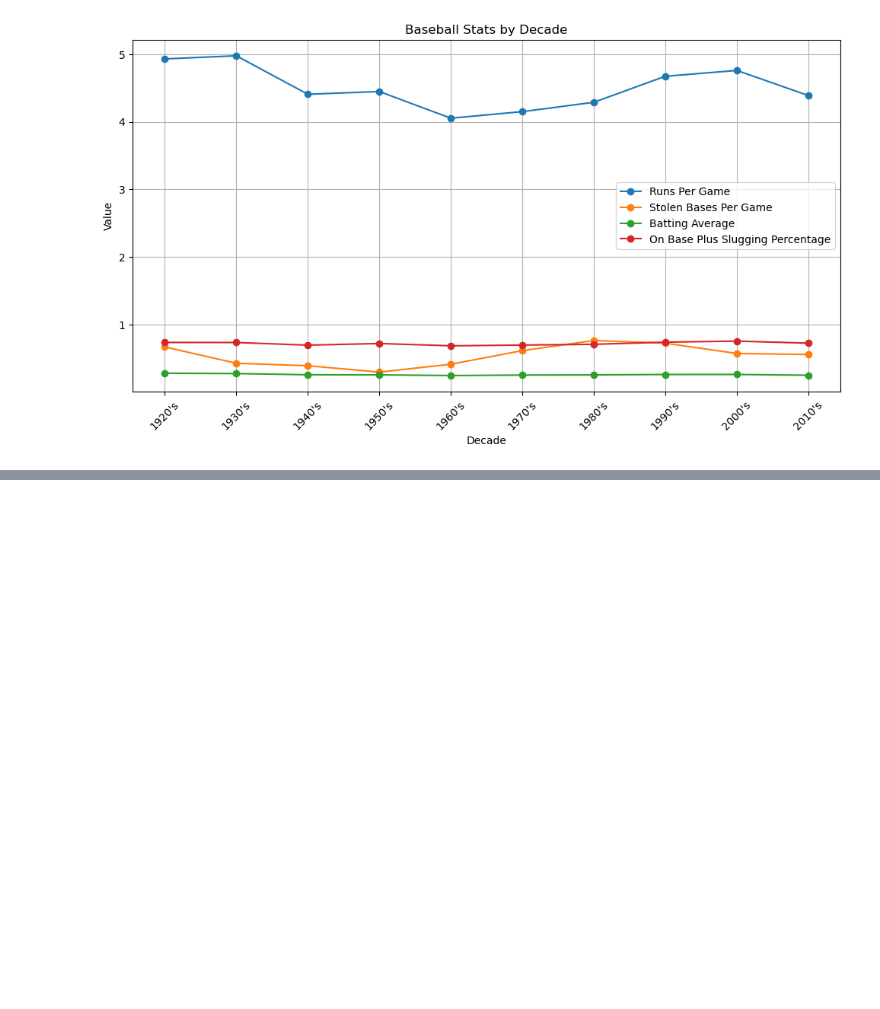
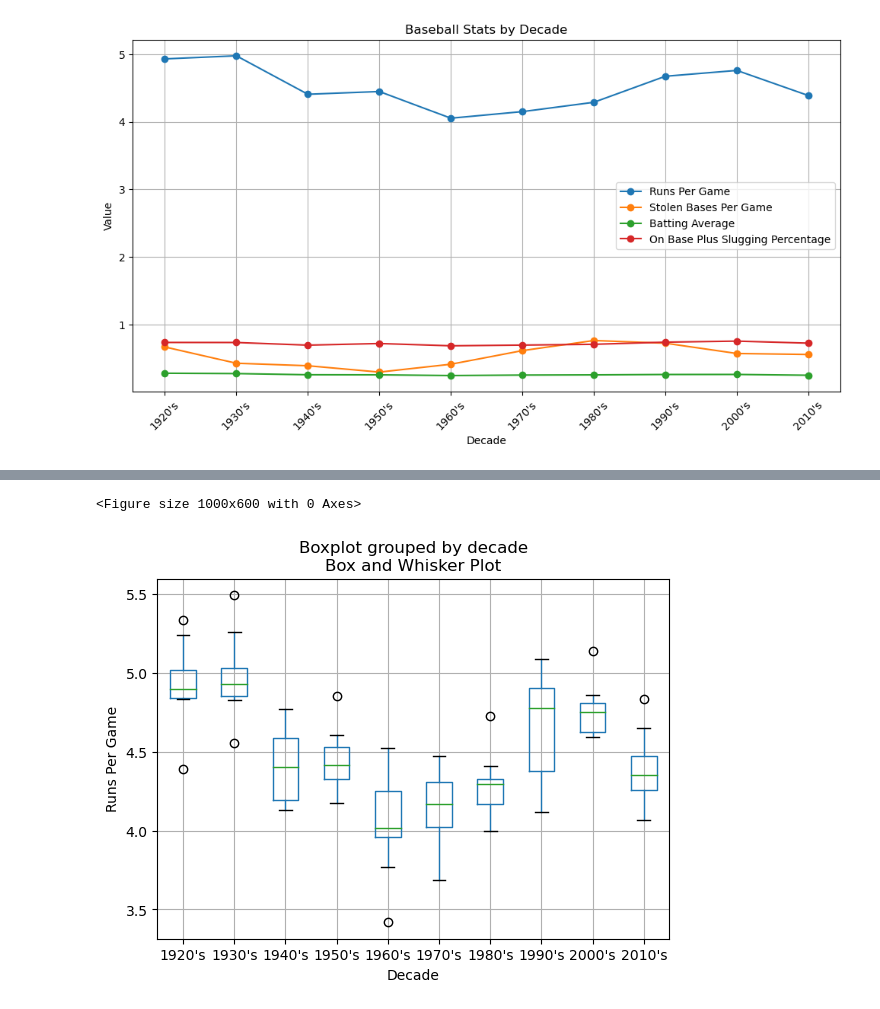
Before and after one commit to digital-buddha42/Baseball-Run-Correlations, a Jupyter notebook: Baseball Project.ipynb, the cells around one changed output, grey strips where cells are left out. Cells and saved outputs as stored; diff of their text form; code cells hidden in the pictures; blank space fills up the shorter version.

```diff
--- a/Baseball Project.ipynb
+++ b/Baseball Project.ipynb
@@ -104,17 +107,3 @@ cleaned_hitting_df.head()
 | 6 | 2017 | 30 | 4.65 | 4860 | 22582 | 42215 | 6105 | 2527.0 | ... |
 | 7 | 2016 | 30 | 4.48 | 4856 | 21744 | 42276 | 5610 | 2537.0 | ... |
 | 8 | 2015 | 30 | 4.25 | 4858 | 20647 | 42106 | 4909 | 2505.0 | ... |
-# %%
-cleaned_hitting_df['hits_per_game'] = cleaned_hitting_df['hits']/cleaned_hitting_df['number_of_games']
-cleaned_hitting_df['stolen_bases_per_game'] = cleaned_hitting_df['stolen_bases']/cleaned_hitting_df['number_of_games']
-cleaned_hitting_df['caught_stealing_per_game'] = cleaned_hitting_df['caught_stealing']/cleaned_hitting_df['number_of_games']
-cleaned_hitting_df['homeruns_per_game'] = cleaned_hitting_df['homeruns']/cleaned_hitting_df['number_of_games']
-cleaned_hitting_df['total_bases_per_game'] = cleaned_hitting_df['total_bases']/cleaned_hitting_df['number_of_games']
-cleaned_hitting_df['sacrifice_hits_per_game'] = cleaned_hitting_df['sacrifice_hits']/cleaned_hitting_df['number_of_games']
-cleaned_hitting_df['balls_in_play_per_game'] = cleaned_hitting_df['balls_in_play']/cleaned_hitting_df['number_of_games']
-# Adding a new runs per game column because old one only has 2 decimal points
-cleaned_hitting_df['runs_per_game_new'] = cleaned_hitting_df['runs']/cleaned_hitting_df['number_of_games']
-cleaned_hitting_df['walks_per_game'] = cleaned_hitting_df['walks']/cleaned_hitting_df['number_of_games']
-cleaned_hitting_df['strikeouts_per_game'] = cleaned_hitting_df['strikeouts']/cleaned_hitting_df['number_of_games']
-
-cleaned_hitting_df.head()
@@ -145,0 +110,19 @@ See the caveats in the documentation: https://pandas.pydata.org/pandas-docs/stab
+# %%
+
+# Create a copy of the DataFrame
+cleaned_hitting_df_copy = cleaned_hitting_df.copy()
+
+# Perform the calculations and assign the new columns to the copy
+cleaned_hitting_df_copy['hits_per_game'] = cleaned_hitting_df_copy['hits'] / cleaned_hitting_df_copy['number_of_games']
+cleaned_hitting_df_copy['stolen_bases_per_game'] = cleaned_hitting_df_copy['stolen_bases'] / cleaned_hitting_df_copy['number_of_games']
+cleaned_hitting_df_copy['caught_stealing_per_game'] = cleaned_hitting_df_copy['caught_stealing'] / cleaned_hitting_df_copy['number_of_games']
+cleaned_hitting_df_copy['homeruns_per_game'] = cleaned_hitting_df_copy['homeruns'] / cleaned_hitting_df_copy['number_of_games']
+cleaned_hitting_df_copy['total_bases_per_game'] = cleaned_hitting_df_copy['total_bases'] / cleaned_hitting_df_copy['number_of_games']
+cleaned_hitting_df_copy['sacrifice_hits_per_game'] = cleaned_hitting_df_copy['sacrifice_hits'] / cleaned_hitting_df_copy['number_of_games']
+cleaned_hitting_df_copy['balls_in_play_per_game'] = cleaned_hitting_df_copy['balls_in_play'] / cleaned_hitting_df_copy['number_of_games']
+# Adding a new runs per game column because the old one only has 2 decimal points
+cleaned_hitting_df_copy['runs_per_game_new'] = cleaned_hitting_df_copy['runs'] / cleaned_hitting_df_copy['number_of_games']
+cleaned_hitting_df_copy['walks_per_game'] = cleaned_hitting_df_copy['walks'] / cleaned_hitting_df_copy['number_of_games']
+cleaned_hitting_df_copy['strikeouts_per_game'] = cleaned_hitting_df_copy['strikeouts'] / cleaned_hitting_df_copy['number_of_games']
+
+cleaned_hitting_df_copy.head()
@@ -146,5 +137,5 @@ See the caveats in the documentation: https://pandas.pydata.org/pandas-docs/stab
 # %%
-reduced_hitting_df = cleaned_hitting_df[['year','teams','runs_per_game_new','number_of_games','hits_per_game',
+reduced_hitting_df = cleaned_hitting_df_copy[['year','teams','runs_per_game_new','number_of_games','hits_per_game',
                                          'homeruns_per_game','stolen_bases_per_game','caught_stealing_per_game','walks_per_game',
                                          'strikeouts_per_game','batting_average','on_base_percentage','slugging_percentage',
                                          'on_base_plus_slugging_percentage','total_bases_per_game','sacrifice_hits_per_game',
@@ -418,0 +422,10 @@ plt.show()
+# %%
+plt.figure(figsize=(10, 6))  # Optional: Set the plot size
+reduced_hitting_df.boxplot(column='runs_per_game_new', by='decade')
+plt.xlabel('Decade')
+plt.ylabel('Runs Per Game')
+plt.title('Box and Whisker Plot')
+plt.show()
+# %% [output]
+<Figure size 1000x600 with 0 Axes>
+[figure, added]
```
Also changed, not shown: parts of 17 cells of this notebook.
